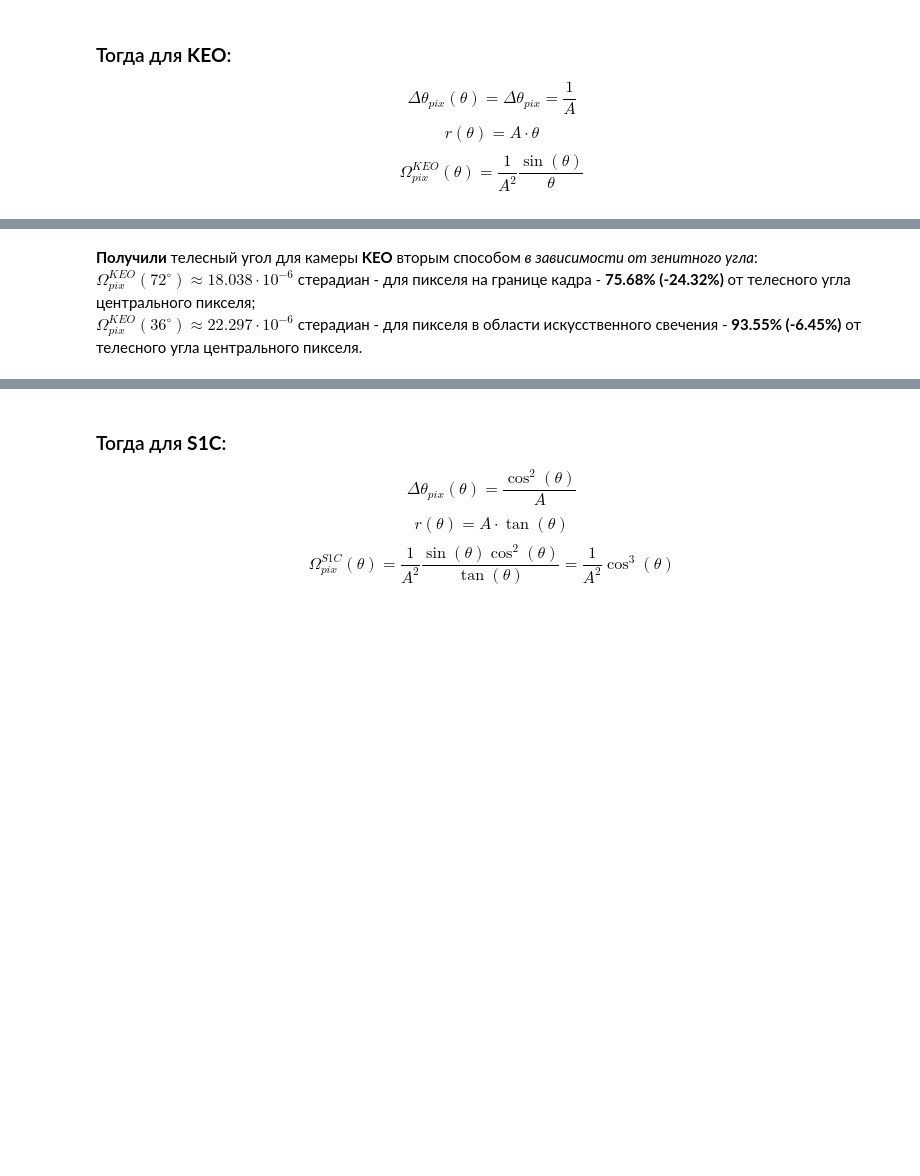
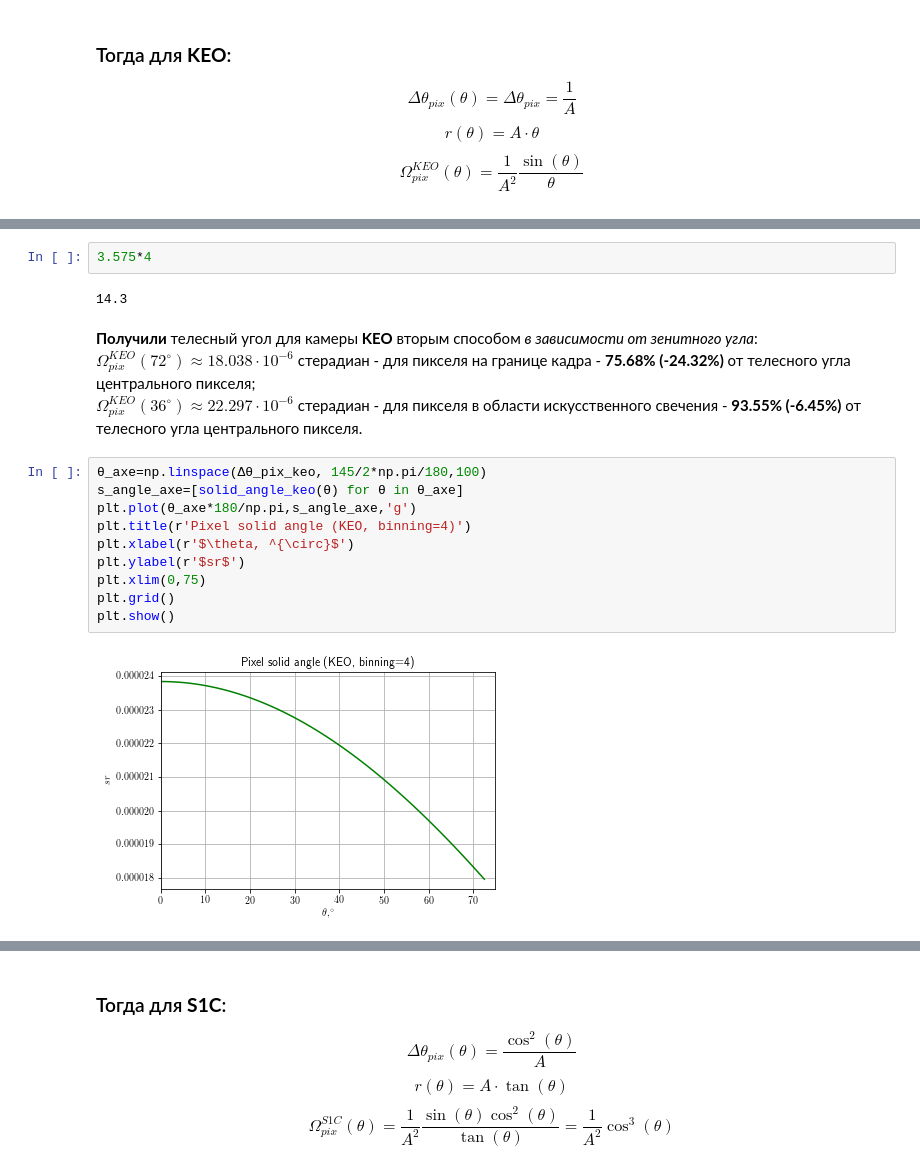
Before and after one commit to ashindin/multipoint_airglow, a Jupyter notebook: 02_calibration/solid_angles_det.ipynb, the cells around one changed output, grey strips where cells are left out. Drawn from its saved outputs; the diff is of its cells as text; blank space fills up the shorter version.

```diff
--- a/02_calibration/solid_angles_det.ipynb
+++ b/02_calibration/solid_angles_det.ipynb
@@ -243,7 +256,23 @@ print('Ω_pix_keo_m2_glow = '+str(solid_angle_keo(36*np.pi/180)*10**6)+'·10^(-6
 Ω_pix_keo_m2_center = 23.8342185715·10^(-6) sr
 Ω_pix_keo_m2_bord = 18.0384453267·10^(-6) sr
 Ω_pix_keo_m2_glow = 22.2967446323·10^(-6) sr
+# %%
+3.575*4
+# %% [output]
+14.3
 # %% [markdown]
 **Получили** телесный угол для камеры **KEO** вторым способом *в зависимости от зенитного угла*:
 $\Omega_{pix}^{KEO} (72^{\circ})\approx 18.038\cdot10^{-6}$ стерадиан - для пикселя на границе кадра - **75.68% (-24.32%)** от телесного угла центрального пикселя;
 $\Omega_{pix}^{KEO} (36^{\circ})\approx 22.297\cdot10^{-6}$ стерадиан - для пикселя в области искусственного свечения - **93.55% (-6.45%)** от телесного угла центрального пикселя.
+# %%
+θ_axe=np.linspace(Δθ_pix_keo, 145/2*np.pi/180,100)
+s_angle_axe=[solid_angle_keo(θ) for θ in θ_axe]
+plt.plot(θ_axe*180/np.pi,s_angle_axe,'g')
+plt.title(r'Pixel solid angle (KEO, binning=4)')
+plt.xlabel(r'$\theta, ^{\circ}$')
+plt.ylabel(r'$sr$')
+plt.xlim(0,75)
+plt.grid()
+plt.show()
+# %% [output]
+[figure, added]
```
Also changed, not shown: parts of 14 cells of this notebook, 2 other files.
